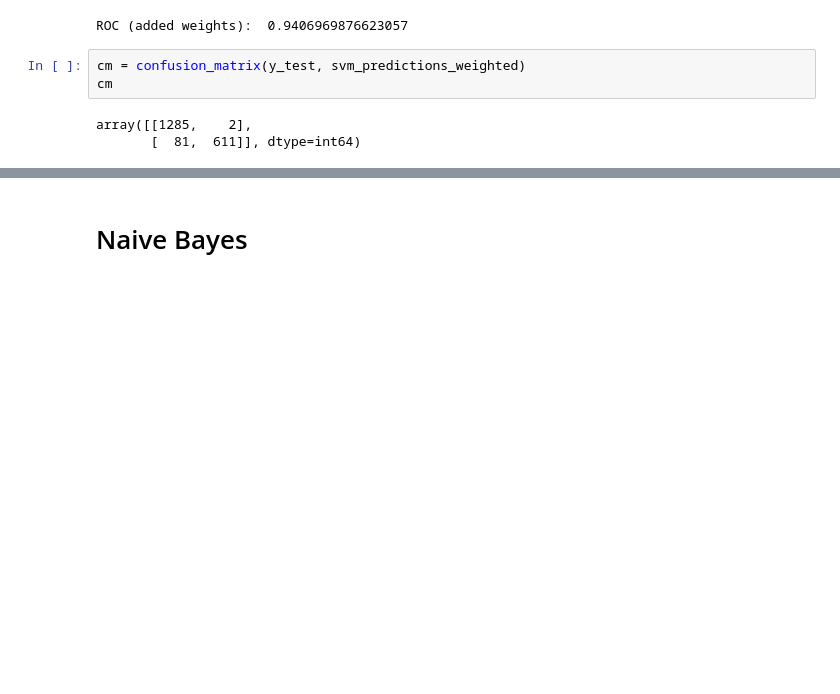
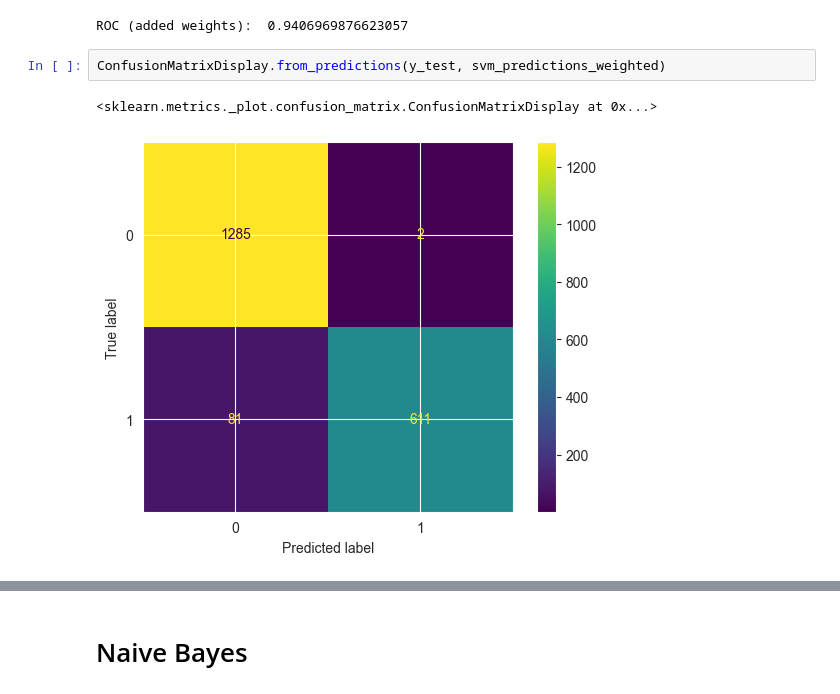
Before and after one commit to umbaranowska/PJATK_ZUM_projekt, a Jupyter notebook: 03_classic_ml/03_classic_ml.ipynb, the cells around one changed output, grey strips where cells are left out. Drawn from its saved outputs; the diff is of its cells as text; blank space fills up the shorter version.

```diff
--- a/03_classic_ml/03_classic_ml.ipynb
+++ b/03_classic_ml/03_classic_ml.ipynb
@@ -63,9 +74,8 @@ score = roc_auc_score(y_test, svm_predictions_weighted)
 print("ROC (added weights): ", score)
 # %% [output]
 ROC (added weights):  0.9406969876623057
-# %%
-cm = confusion_matrix(y_test, svm_predictions_weighted)
-cm
-# %% [output]
-array([[1285,    2],
-       [  81,  611]], dtype=int64)
+# %%
+ConfusionMatrixDisplay.from_predictions(y_test, svm_predictions_weighted)
+# %% [output]
+<sklearn.metrics._plot.confusion_matrix.ConfusionMatrixDisplay at 0x...>
+[figure, added]
```
Also changed, not shown: parts of 6 cells of this notebook, 24 other files.
